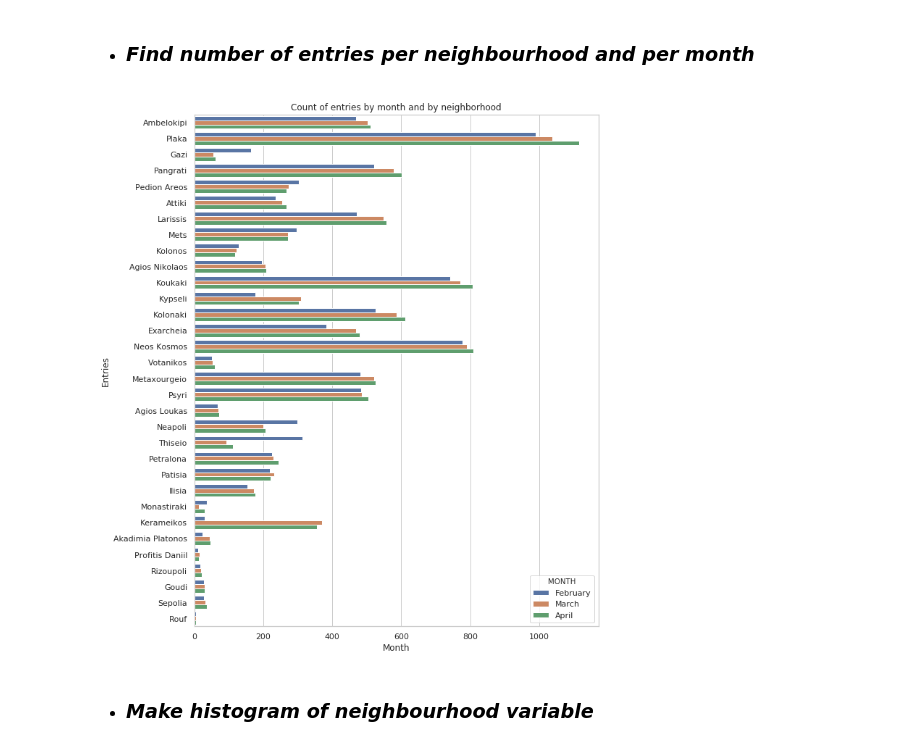
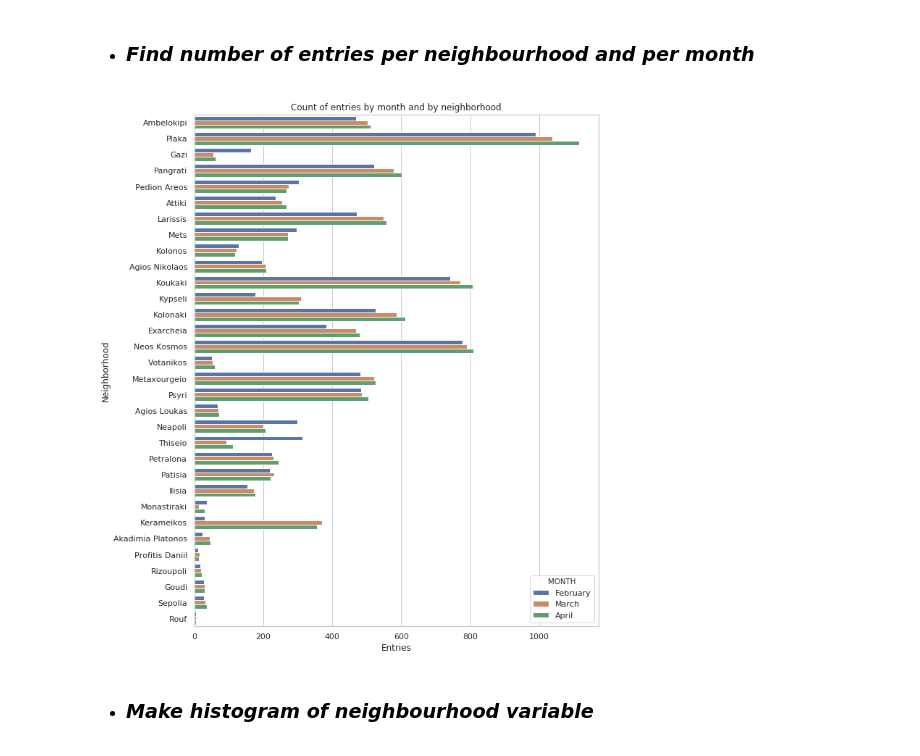
Before and after one commit to PanosEvange/DataMiningProj1_2020, a Jupyter notebook: Project1Final.ipynb, the cells around one changed output. Cells and saved outputs as stored; diff of their text form; code cells hidden in the pictures.

```diff
--- a/Project1Final.ipynb
+++ b/Project1Final.ipynb
@@ -307,6 +307,7 @@ March       64.894456
 April       64.363730
 Name: PRICE, dtype: float64
 # %%
+sns.set(style="whitegrid")
 plt.figure(figsize=(9, 9))
 plt.plot(pricesSeries.index, pricesSeries.values)
 plt.xlabel('Month')
@@ -354,11 +355,11 @@ The neighbourhood with most reviews is: Plaka
 # %%
 sns.set(style="whitegrid")
 plt.figure(figsize=(10, 13))
 ax = sns.countplot(y="NEIGHBOURHOOD", hue="MONTH", data=trainCsv)
-ax.set(title='Count of entries by month and by neighborhood', xlabel='Month', ylabel='Entries')
+ax.set(title='Count of entries by month and by neighborhood', xlabel='Entries', ylabel='Neighborhood')
 plt.show()
 # %% [output]
-[figure, old version]
+[figure, new version]
 # %% [markdown]
 - ### *Make histogram of neighbourhood variable*
 # %%
```
Also changed, not shown: parts of 1 cell of this notebook, 1 other file.
